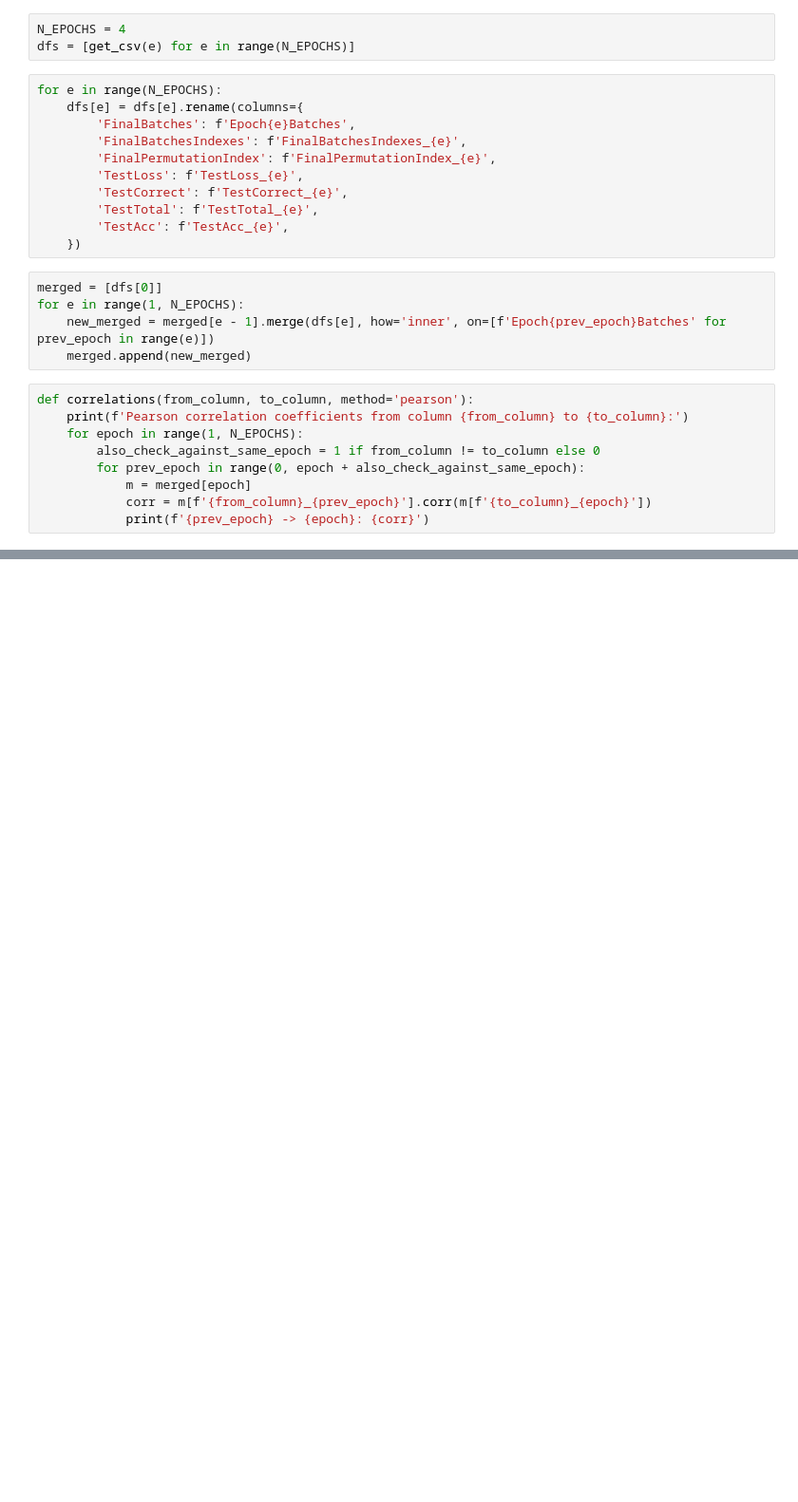
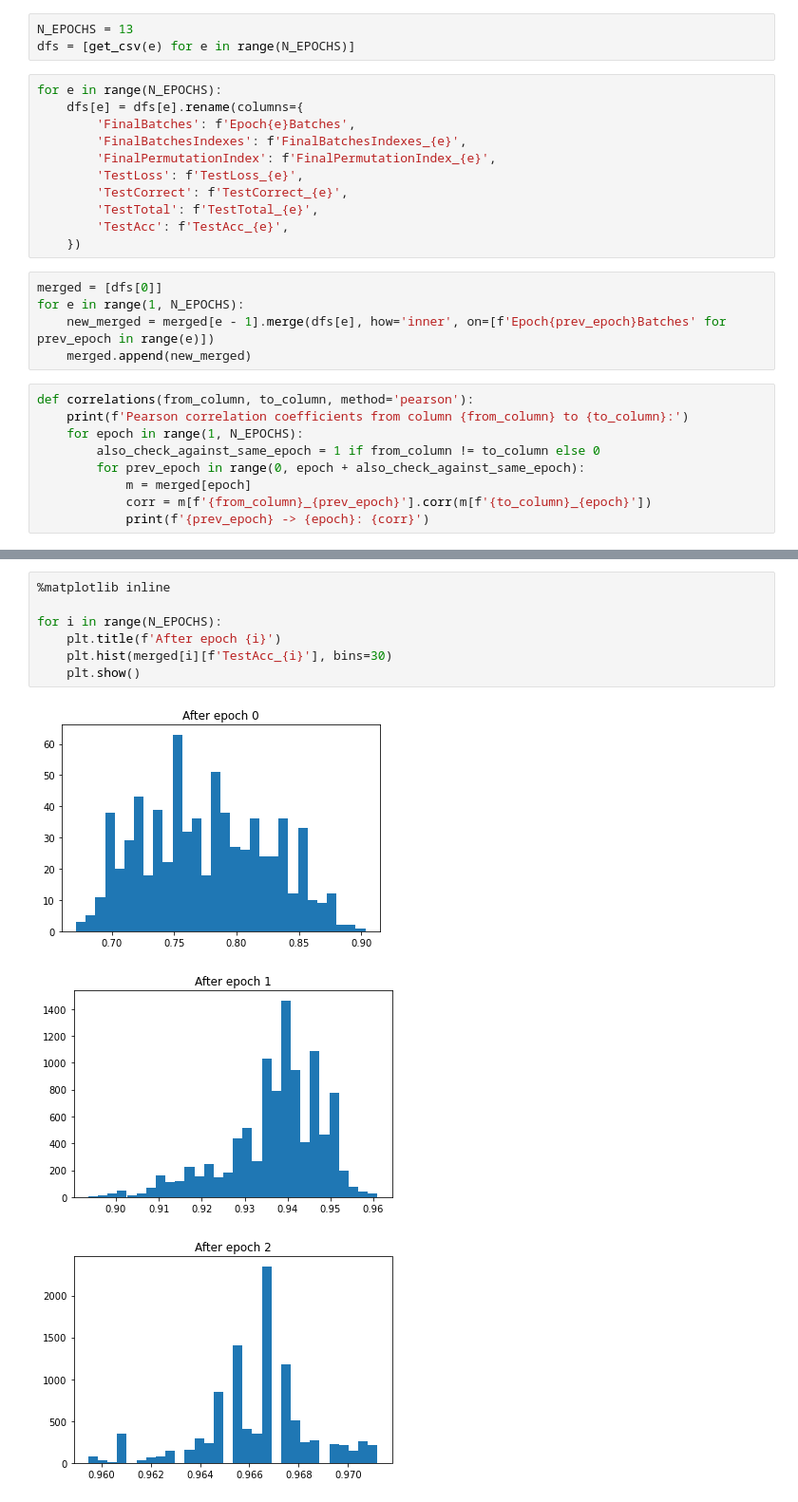
Before and after one commit to Tensor-Reloaded/Convergence, a Jupyter notebook: analysis_correlation.ipynb, the cells around one changed output, grey strips where cells are left out. Shown at 95% size. Saved outputs shown, nothing was run; the diff lists cells and outputs as text; blank space fills up the shorter version.

Commit message:
More analysis (after 13 epochs)

```diff
--- a/analysis_correlation.ipynb
+++ b/analysis_correlation.ipynb
@@ -6,7 +7,7 @@ import os
 def get_csv(epoch):
     return pd.read_csv(f'outputs++/batches_permutations_model=BasicConv(in_channels=1, out_classes=2)_epoch={epoch}.csv')
 # %%
-N_EPOCHS = 4
+N_EPOCHS = 13
 dfs = [get_csv(e) for e in range(N_EPOCHS)]
 # %%
 for e in range(N_EPOCHS):
@@ -68,0 +57,11 @@ Pearson correlation coefficients from column TestAcc to TestAcc:
+# %%
+%matplotlib inline
+
+for i in range(N_EPOCHS):
+    plt.title(f'After epoch {i}')
+    plt.hist(merged[i][f'TestAcc_{i}'], bins=30)
+    plt.show()
+# %% [output]
+[figure, added]
+[figure, added]
+[figure, added]
```
Also changed, not shown: parts of 8 cells of this notebook.
